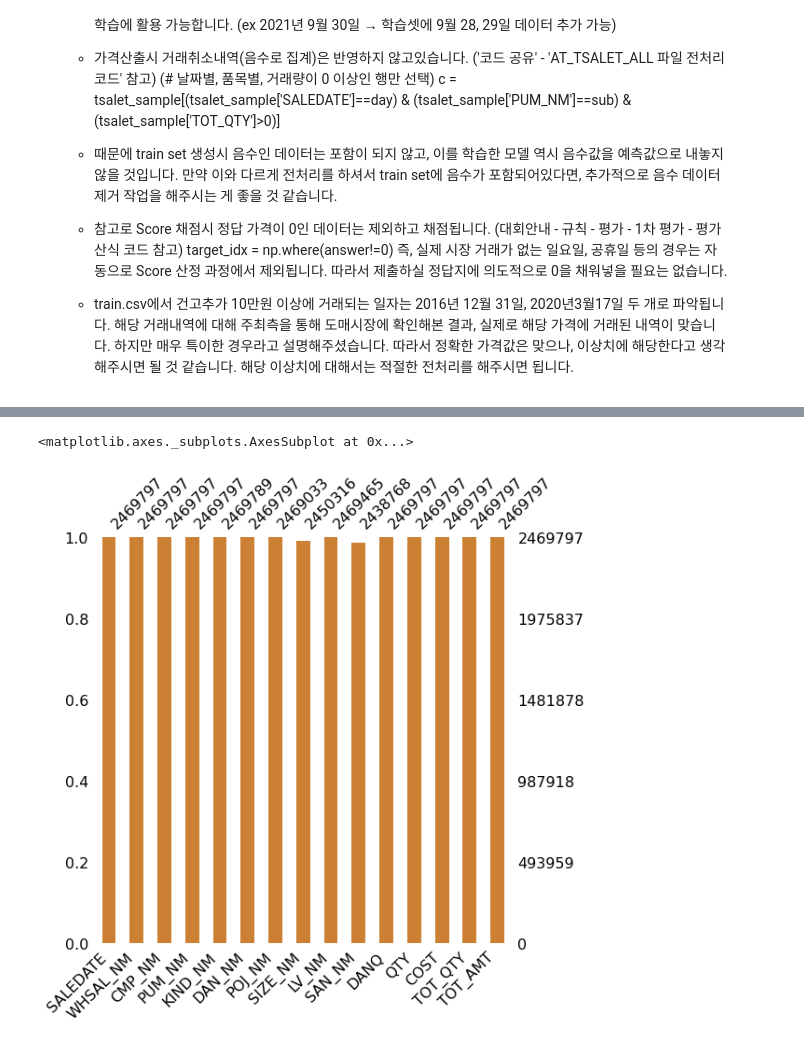
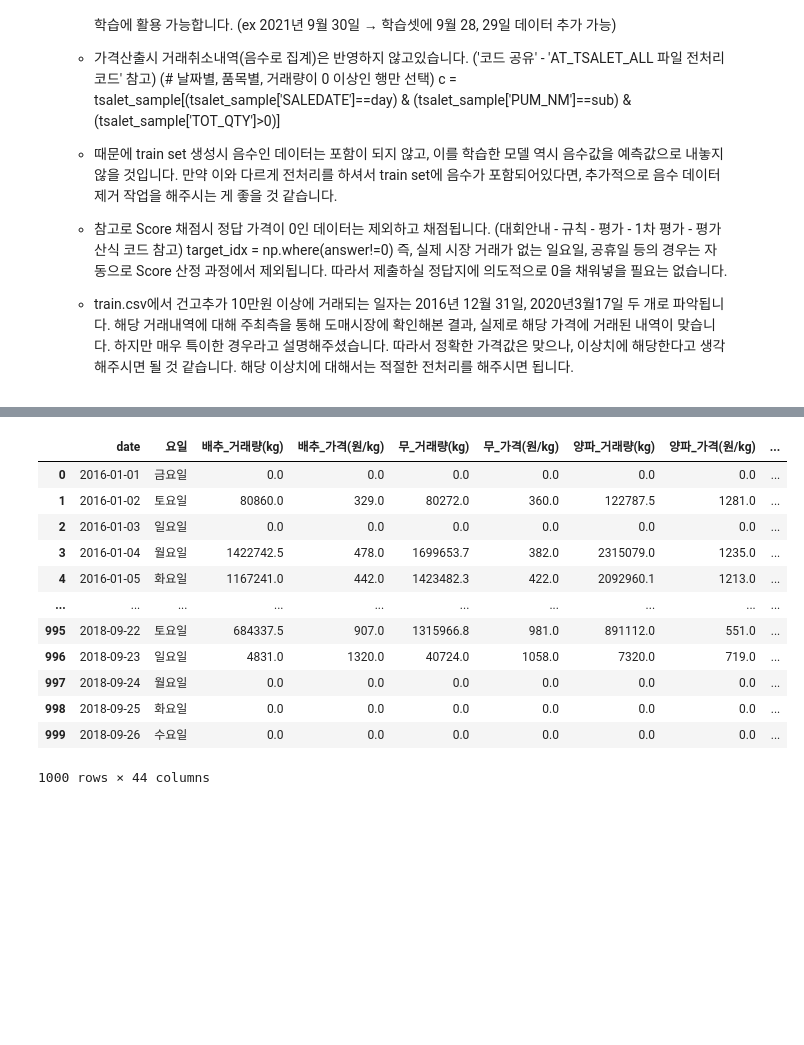
Before and after one commit to analyst-rhie/Dacon, a Jupyter notebook: 농축산물예측.ipynb, the cells around one changed output, grey strips where cells are left out. Saved outputs shown, nothing was run; the diff lists cells and outputs as text; code cells hidden in the pictures; blank space fills up the shorter version.

```diff
--- a/농축산물예측.ipynb
+++ b/농축산물예측.ipynb
@@ -76,6 +53,0 @@ df_202011.head()
-# %%
-# 결측값 확인
-msno.bar(df=df_202011.iloc[:,:], figsize=(8,8), color = (0.8,0.5, 0.2))
-# %% [output]
-<matplotlib.axes._subplots.AxesSubplot at 0x...>
-[figure, removed]
@@ -81,0 +60,19 @@ msno.bar(df=df_202011.iloc[:,:], figsize=(8,8), color = (0.8,0.5, 0.2))
+# %%
+#train = pd.read_csv('/content/drive/MyDrive/Colab Notebooks/농산물/public_data/train.csv')
+train = pd.read_csv('E:/DACON/235801_2021 농산물 가격예측 AI 경진대회/public_data/train.csv')
+train.head(1000)
+conn
+# %% [output]
+|  | date | 요일 | 배추_거래량(kg) | 배추_가격(원/kg) | 무_거래량(kg) | 무_가격(원/kg) | 양파_거래량(kg) | 양파_가격(원/kg) | ... |
+| 0 | 2016-01-01 | 금요일 | 0.0 | 0.0 | 0.0 | 0.0 | 0.0 | 0.0 | ... |
+| 1 | 2016-01-02 | 토요일 | 80860.0 | 329.0 | 80272.0 | 360.0 | 122787.5 | 1281.0 | ... |
+| 2 | 2016-01-03 | 일요일 | 0.0 | 0.0 | 0.0 | 0.0 | 0.0 | 0.0 | ... |
+| 3 | 2016-01-04 | 월요일 | 1422742.5 | 478.0 | 1699653.7 | 382.0 | 2315079.0 | 1235.0 | ... |
+| 4 | 2016-01-05 | 화요일 | 1167241.0 | 442.0 | 1423482.3 | 422.0 | 2092960.1 | 1213.0 | ... |
+| ... | ... | ... | ... | ... | ... | ... | ... | ... | ... |
+| 995 | 2018-09-22 | 토요일 | 684337.5 | 907.0 | 1315966.8 | 981.0 | 891112.0 | 551.0 | ... |
+| 996 | 2018-09-23 | 일요일 | 4831.0 | 1320.0 | 40724.0 | 1058.0 | 7320.0 | 719.0 | ... |
+| 997 | 2018-09-24 | 월요일 | 0.0 | 0.0 | 0.0 | 0.0 | 0.0 | 0.0 | ... |
+| 998 | 2018-09-25 | 화요일 | 0.0 | 0.0 | 0.0 | 0.0 | 0.0 | 0.0 | ... |
+| 999 | 2018-09-26 | 수요일 | 0.0 | 0.0 | 0.0 | 0.0 | 0.0 | 0.0 | ... |
+1000 rows × 44 columns
```
Also changed, not shown: parts of 19 cells of this notebook.
